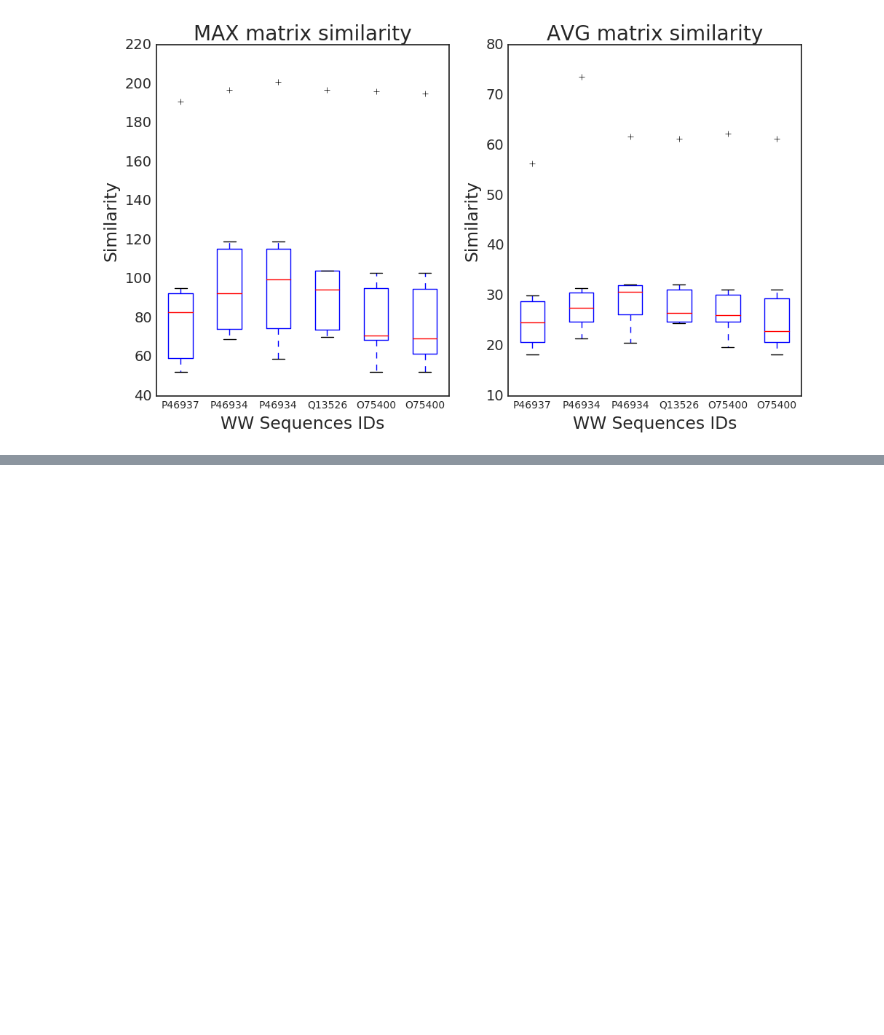
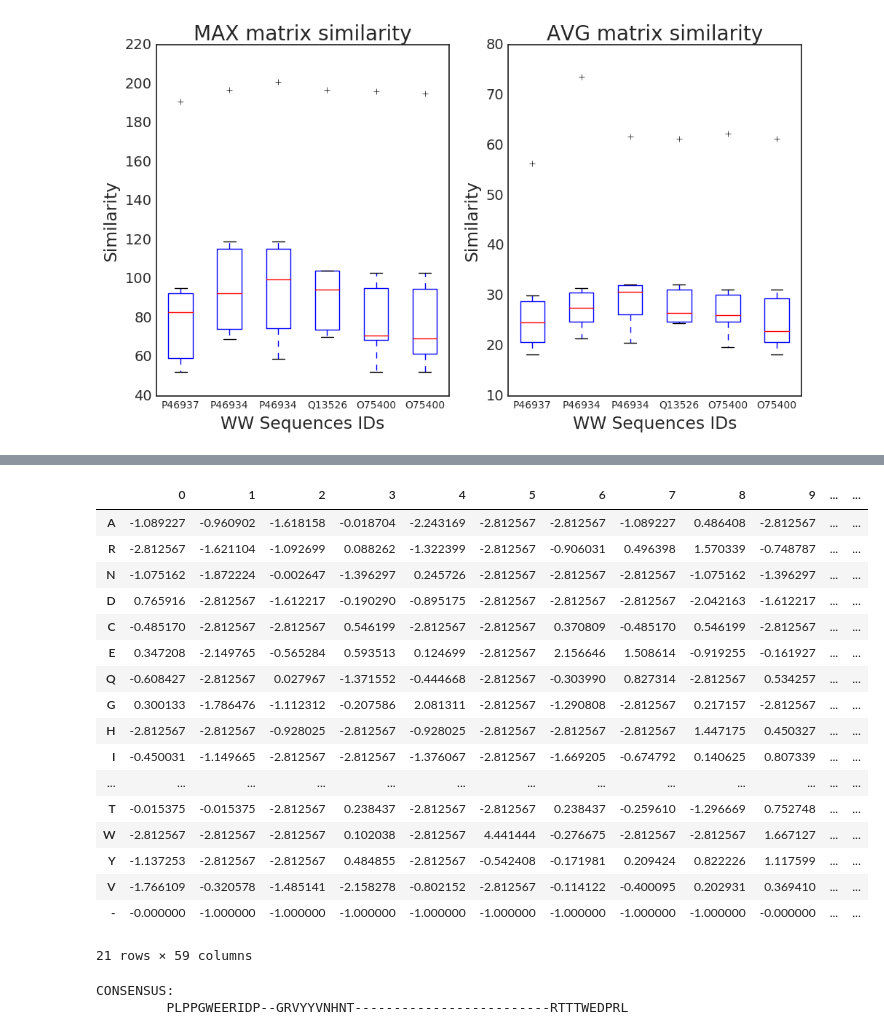
Before and after one commit to AlbertoParravicini/bioinformatics-ulb, a Jupyter notebook: assignment-1/src/Assignment 1.ipynb, the cells around one changed output, grey strips where cells are left out. Cells and saved outputs as stored; diff of their text form; code cells hidden in the pictures; blank space fills up the shorter version.

```diff
--- a/assignment-1/src/Assignment 1.ipynb
+++ b/assignment-1/src/Assignment 1.ipynb
@@ -1843,0 +2047,26 @@ With a p-value of $0.6$, we cannot really reject the hypothesis that the 2 popul
+# %%
+pssm
+# %% [output]
+|  | 0 | 1 | 2 | 3 | 4 | 5 | 6 | 7 | 8 | 9 | ... | ... |
+| A | -1.089227 | -0.960902 | -1.618158 | -0.018704 | -2.243169 | -2.812567 | -2.812567 | -1.089227 | 0.486408 | -2.812567 | ... | ... |
+| R | -2.812567 | -1.621104 | -1.092699 | 0.088262 | -1.322399 | -2.812567 | -0.906031 | 0.496398 | 1.570339 | -0.748787 | ... | ... |
+| N | -1.075162 | -1.872224 | -0.002647 | -1.396297 | 0.245726 | -2.812567 | -2.812567 | -2.812567 | -1.075162 | -1.396297 | ... | ... |
+| D | 0.765916 | -2.812567 | -1.612217 | -0.190290 | -0.895175 | -2.812567 | -2.812567 | -2.812567 | -2.042163 | -1.612217 | ... | ... |
+| C | -0.485170 | -2.812567 | -2.812567 | 0.546199 | -2.812567 | -2.812567 | 0.370809 | -0.485170 | 0.546199 | -2.812567 | ... | ... |
+| E | 0.347208 | -2.149765 | -0.565284 | 0.593513 | 0.124699 | -2.812567 | 2.156646 | 1.508614 | -0.919255 | -0.161927 | ... | ... |
+| Q | -0.608427 | -2.812567 | 0.027967 | -1.371552 | -0.444668 | -2.812567 | -0.303990 | 0.827314 | -2.812567 | 0.534257 | ... | ... |
+| G | 0.300133 | -1.786476 | -1.112312 | -0.207586 | 2.081311 | -2.812567 | -1.290808 | -2.812567 | 0.217157 | -2.812567 | ... | ... |
+| H | -2.812567 | -2.812567 | -0.928025 | -2.812567 | -0.928025 | -2.812567 | -2.812567 | -2.812567 | 1.447175 | 0.450327 | ... | ... |
+| I | -0.450031 | -1.149665 | -2.812567 | -2.812567 | -1.376067 | -2.812567 | -1.669205 | -0.674792 | 0.140625 | 0.807339 | ... | ... |
+| ... | ... | ... | ... | ... | ... | ... | ... | ... | ... | ... | ... | ... |
+| T | -0.015375 | -0.015375 | -2.812567 | 0.238437 | -2.812567 | -2.812567 | 0.238437 | -0.259610 | -1.296669 | 0.752748 | ... | ... |
+| W | -2.812567 | -2.812567 | -2.812567 | 0.102038 | -2.812567 | 4.441444 | -0.276675 | -2.812567 | -2.812567 | 1.667127 | ... | ... |
+| Y | -1.137253 | -2.812567 | -2.812567 | 0.484855 | -2.812567 | -0.542408 | -0.171981 | 0.209424 | 0.822226 | 1.117599 | ... | ... |
+| V | -1.766109 | -0.320578 | -1.485141 | -2.158278 | -0.802152 | -2.812567 | -0.114122 | -0.400095 | 0.202931 | 0.369410 | ... | ... |
+| - | -0.000000 | -1.000000 | -1.000000 | -1.000000 | -1.000000 | -1.000000 | -1.000000 | -1.000000 | -1.000000 | -0.000000 | ... | ... |
+21 rows × 59 columns
+# %%
+print("CONSENSUS:\n\t", "".join(consensus))
+# %% [output]
+CONSENSUS:
+         PLPPGWEERIDP--GRVYYVNHNT-------------------------RTTTWEDPRL
```
Also changed, not shown: parts of 26 cells of this notebook, 7 other files.
